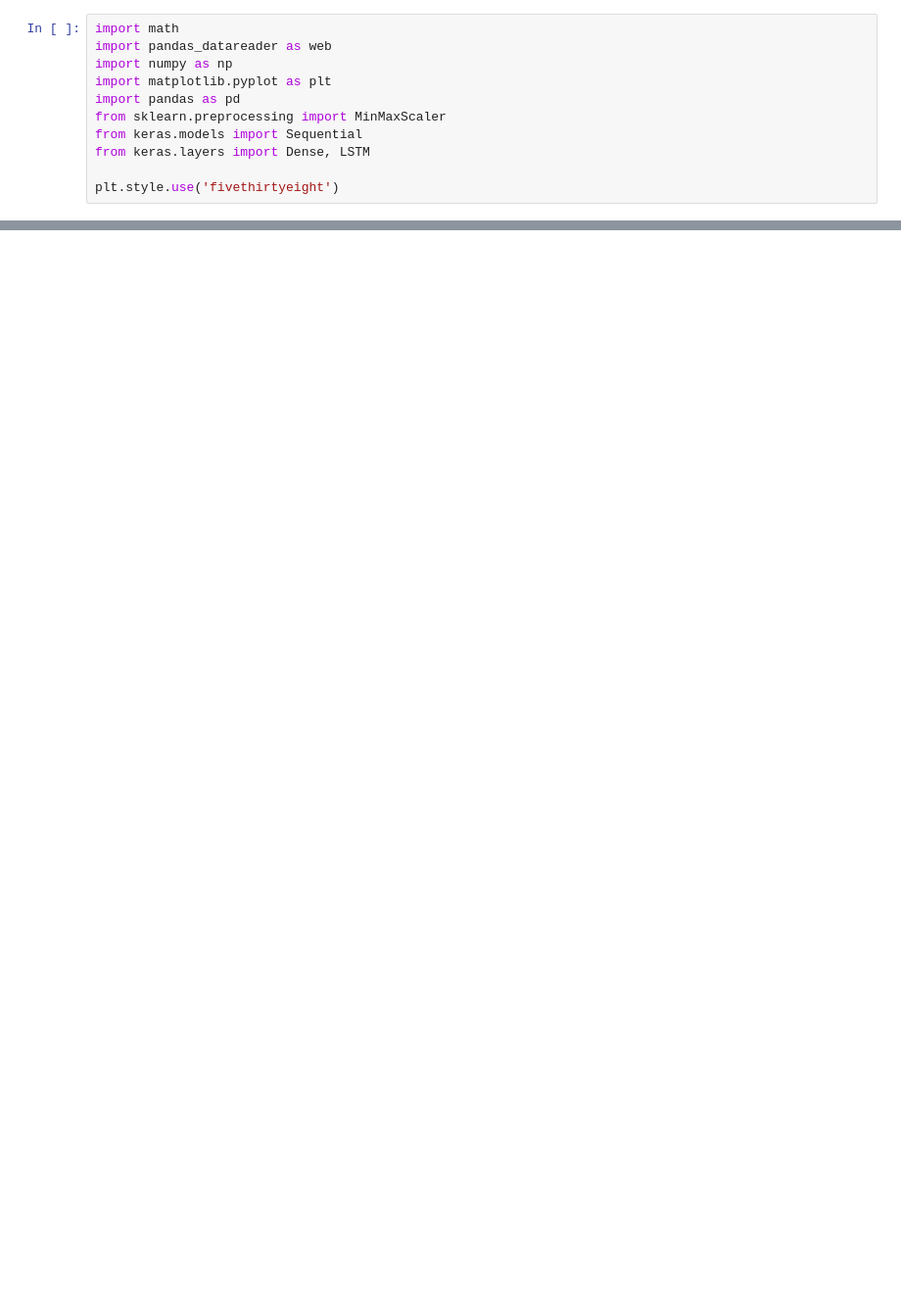
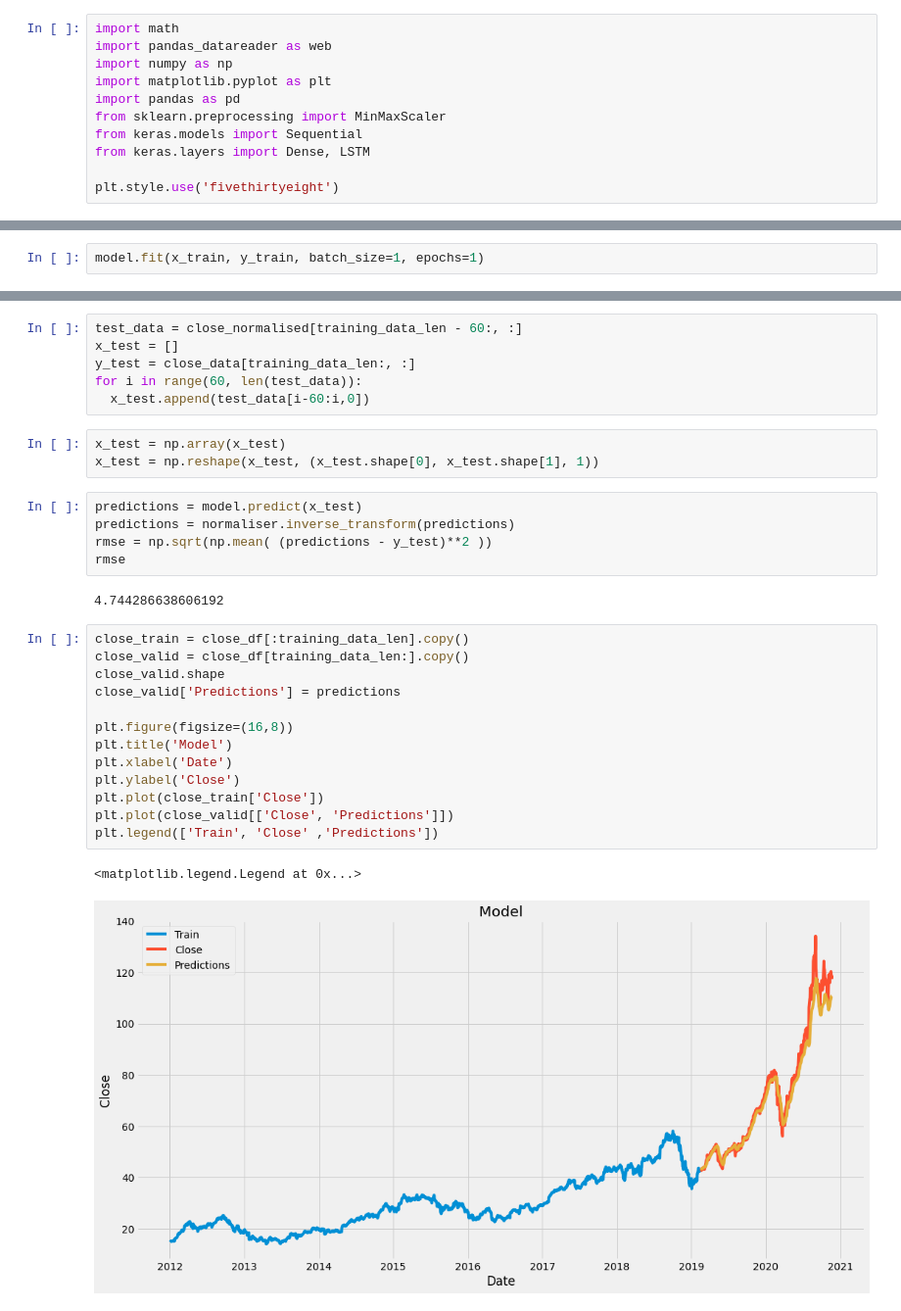
Before and after one commit to milijan/market, a Jupyter notebook: keras/predict.ipynb, the cells around one changed output, grey strips where cells are left out. Shown at 98% size. Cells and saved outputs as stored; diff of their text form; blank space fills up the shorter version.

```diff
--- a/keras/predict.ipynb
+++ b/keras/predict.ipynb
@@ -18,0 +94,2 @@ df.shape
+# %%
+model.fit(x_train, y_train, batch_size=1, epochs=1)
@@ -18,0 +99,32 @@ df.shape
+# %%
+test_data = close_normalised[training_data_len - 60:, :]
+x_test = []
+y_test = close_data[training_data_len:, :]
+for i in range(60, len(test_data)):
+  x_test.append(test_data[i-60:i,0])
+# %%
+x_test = np.array(x_test)
+x_test = np.reshape(x_test, (x_test.shape[0], x_test.shape[1], 1))
+# %%
+predictions = model.predict(x_test)
+predictions = normaliser.inverse_transform(predictions)
+rmse = np.sqrt(np.mean( (predictions - y_test)**2 ))
+rmse
+# %% [output]
+4.744286638606192
+# %%
+close_train = close_df[:training_data_len].copy()
+close_valid = close_df[training_data_len:].copy()
+close_valid.shape
+close_valid['Predictions'] = predictions
+
+plt.figure(figsize=(16,8))
+plt.title('Model')
+plt.xlabel('Date')
+plt.ylabel('Close')
+plt.plot(close_train['Close'])
+plt.plot(close_valid[['Close', 'Predictions']])
+plt.legend(['Train', 'Close' ,'Predictions'])
+# %% [output]
+<matplotlib.legend.Legend at 0x...>
+[figure, added]
```
Also changed, not shown: parts of 11 cells of this notebook.
